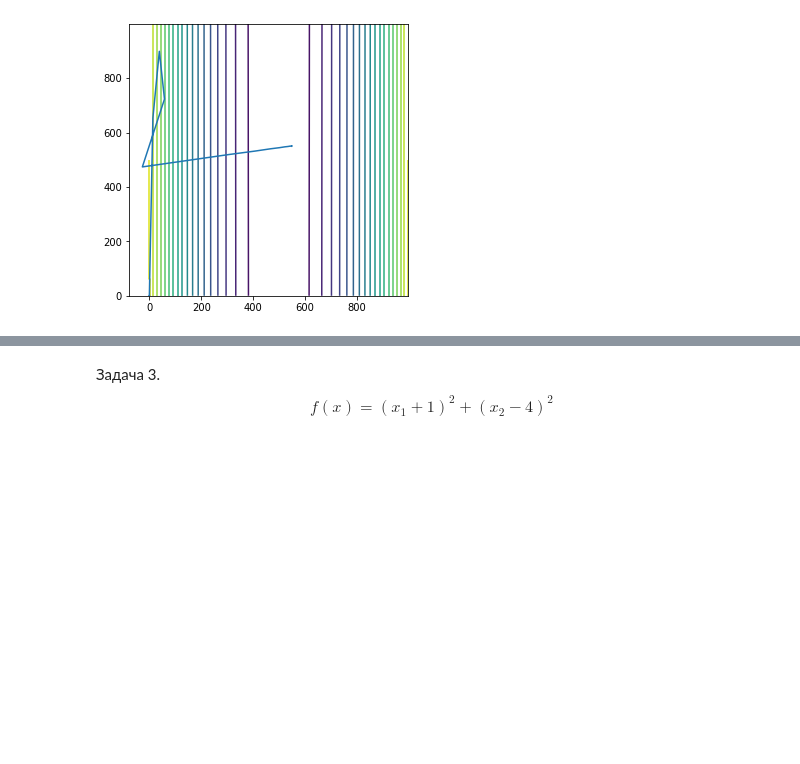
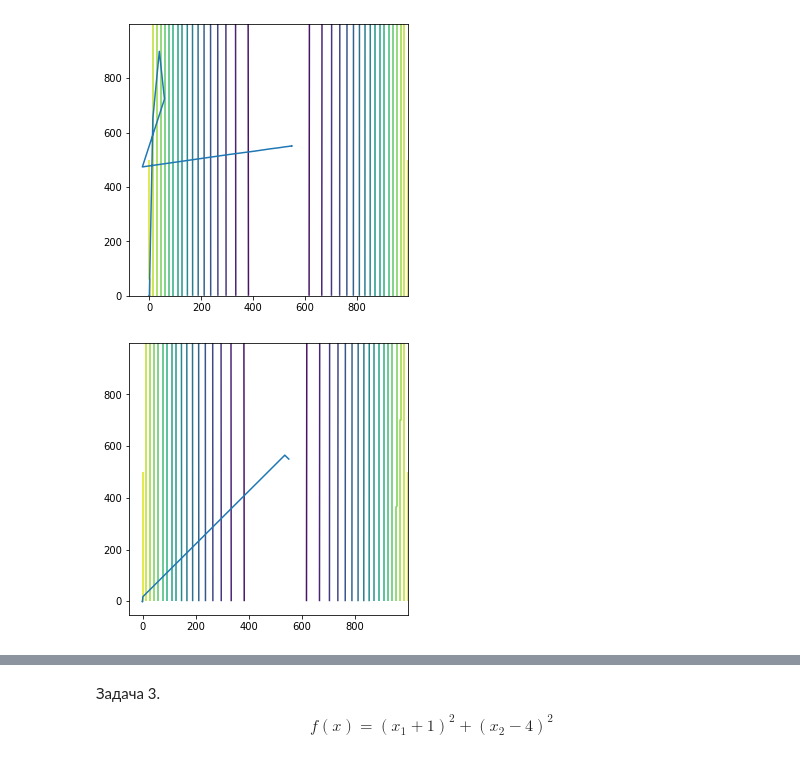
Before and after one commit to Viktory4121/Optimization_Methods, a Jupyter notebook: линии_уровня_траектории_решения.ipynb, the cells around one changed output, grey strips where cells are left out. Drawn from its saved outputs; the diff is of its cells as text; code cells hidden in the pictures; blank space fills up the shorter version.

```diff
--- a/линии_уровня_траектории_решения.ipynb
+++ b/линии_уровня_траектории_решения.ipynb
@@ -165,4 +165,23 @@ fig.set_figheight(5)    #  высота "Figure"
 plt.show()
 # %% [output]
 [figure]
+# %%
+#Метод хд
+fig, ax = plt.subplots()
+
+#построение траекторий решения
+x1 = [550, 549, 548, 547, 546, 545, 544, 543, 542, 541, 540, 539, 538, 537, 536, 535,
+1.5, 1, 0.5, 0, -0.5, -1, -0.5, -0.25, -0.125, -0.0625, -0.03125, -0.046875, -0.046875, -0.04296875, -0.044921875]
+x2 = [550, 551, 552, 553, 554, 555, 556, 557, 558, 559, 560, 561, 562, 563, 564, 565,
+18, 17.5, 12.5, 7.5, 2.5, -2.5, -2, -1.75, -1.625, -1.5625, -1.53125, -1.515625, -1.5078125, -1.50390625, -1.501953125]
+ax.plot(x1,x2)
+
+#построение линий уровня
+ax.contour(z, levels = 20)
+
+fig.set_figwidth(5)    #  ширина и
+fig.set_figheight(5)    #  высота "Figure"
+plt.show()
+# %% [output]
+[figure, added]
 # %%
```
Also changed, not shown: parts of 5 cells of this notebook.
